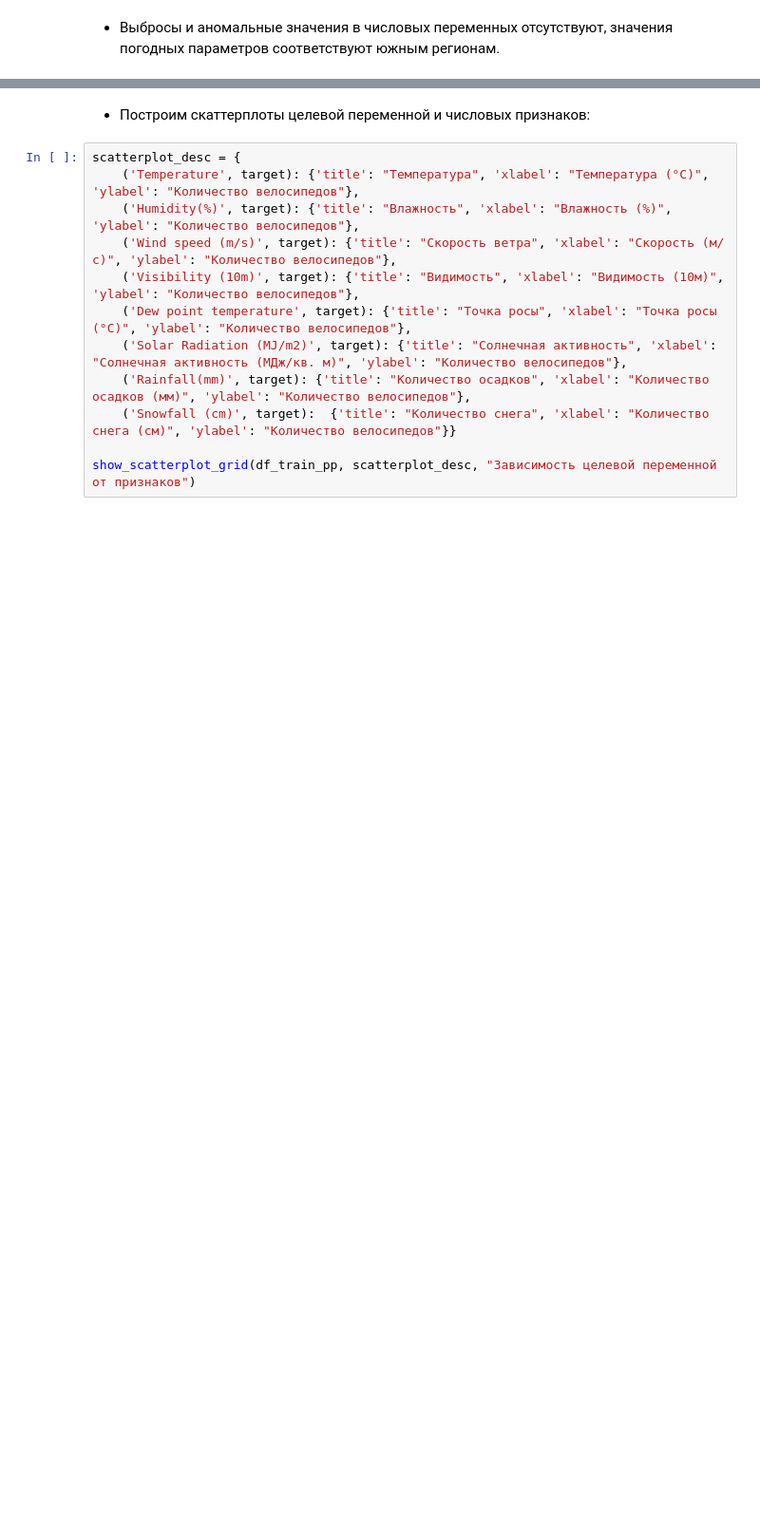
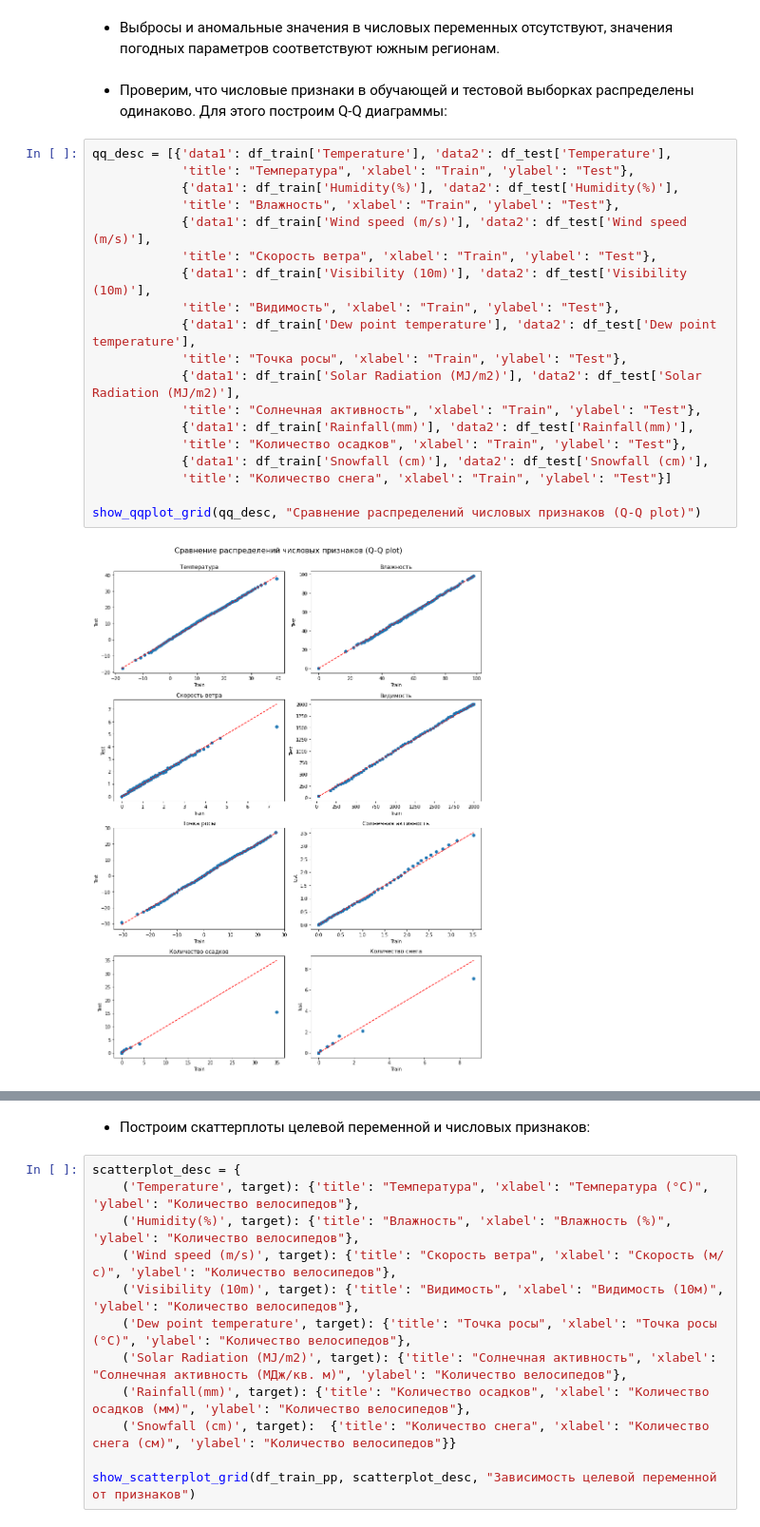
Before and after one commit to tvorogov-code/ds-yandex, a Jupyter notebook: notebooks/Проект спринта 14/ПрогнозСпросаBikeSouthНелинейныеМодели.ipynb, the cells around one changed output, grey strips where cells are left out. Shown at 95% size. Cells and saved outputs as stored; diff of their text form; blank space fills up the shorter version.

```diff
--- a/notebooks/Проект спринта 14/ПрогнозСпросаBikeSouthНелинейныеМодели.ipynb
+++ b/notebooks/Проект спринта 14/ПрогнозСпросаBikeSouthНелинейныеМодели.ipynb
@@ -715,2 +1139,25 @@ display(df_train_pp[num_features].describe())
 # %% [markdown]
 - Выбросы и аномальные значения в числовых переменных отсутствуют, значения погодных параметров соответствуют южным регионам.
+# %% [markdown]
+- Проверим, что числовые признаки в обучающей и тестовой выборках распределены одинаково. Для этого построим Q-Q диаграммы:
+# %%
+qq_desc = [{'data1': df_train['Temperature'], 'data2': df_test['Temperature'],
+            'title': "Температура", 'xlabel': "Train", 'ylabel': "Test"},
+            {'data1': df_train['Humidity(%)'], 'data2': df_test['Humidity(%)'],
+            'title': "Влажность", 'xlabel': "Train", 'ylabel': "Test"},
+            {'data1': df_train['Wind speed (m/s)'], 'data2': df_test['Wind speed (m/s)'],
+            'title': "Скорость ветра", 'xlabel': "Train", 'ylabel': "Test"},
+            {'data1': df_train['Visibility (10m)'], 'data2': df_test['Visibility (10m)'],
+            'title': "Видимость", 'xlabel': "Train", 'ylabel': "Test"},
+            {'data1': df_train['Dew point temperature'], 'data2': df_test['Dew point temperature'],
+            'title': "Точка росы", 'xlabel': "Train", 'ylabel': "Test"},
+            {'data1': df_train['Solar Radiation (MJ/m2)'], 'data2': df_test['Solar Radiation (MJ/m2)'],
+            'title': "Солнечная активность", 'xlabel': "Train", 'ylabel': "Test"},
+            {'data1': df_train['Rainfall(mm)'], 'data2': df_test['Rainfall(mm)'],
+            'title': "Количество осадков", 'xlabel': "Train", 'ylabel': "Test"},
+            {'data1': df_train['Snowfall (cm)'], 'data2': df_test['Snowfall (cm)'],
+            'title': "Количество снега", 'xlabel': "Train", 'ylabel': "Test"}]
+
+show_qqplot_grid(qq_desc, "Сравнение распределений числовых признаков (Q-Q plot)")
+# %% [output]
+[figure, added]
```
Also changed, not shown: parts of 65 cells of this notebook, 1 other file.
